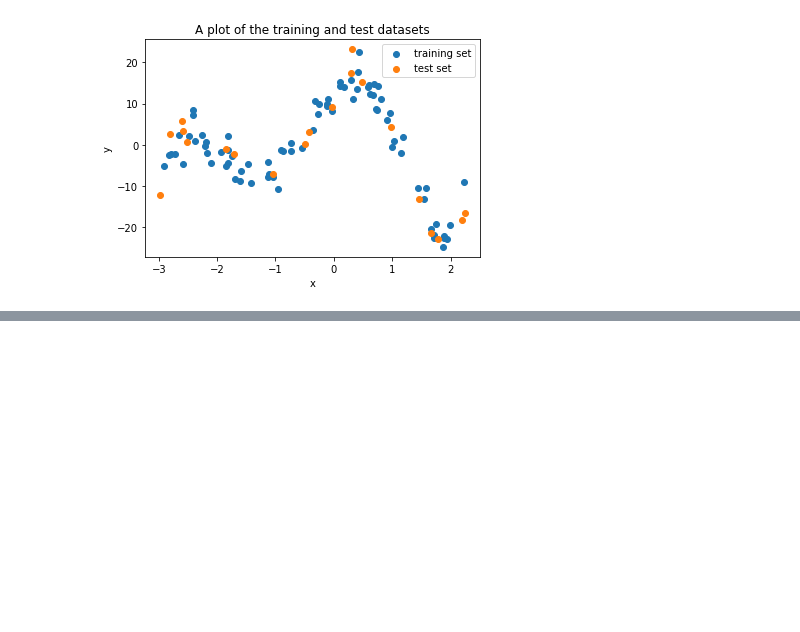
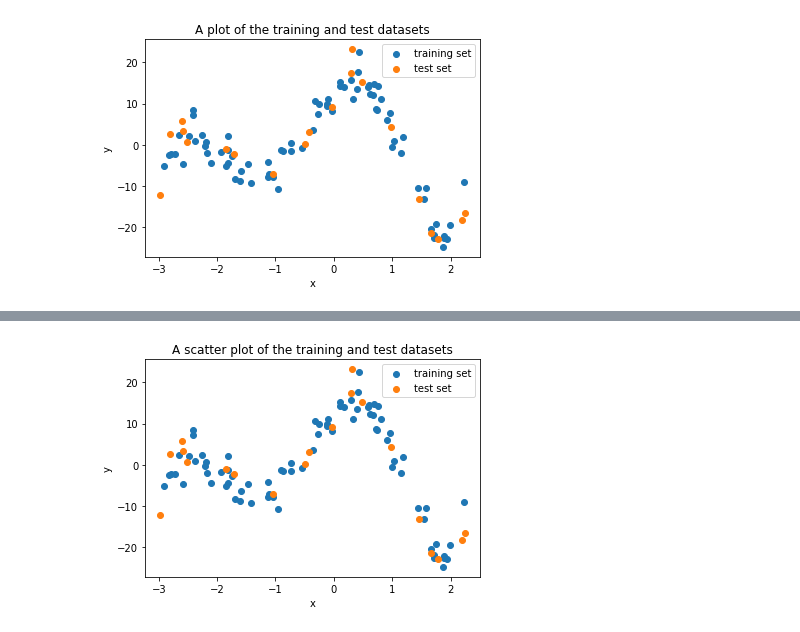
Before and after one commit to shaisid01/Linear-Regression-Gradient-Decent, a Jupyter notebook: Notebook/LRGradientDecent.ipynb, the cells around one changed output, grey strips where cells are left out. Drawn from its saved outputs; the diff is of its cells as text; code cells hidden in the pictures; blank space fills up the shorter version.

```diff
--- a/Notebook/LRGradientDecent.ipynb
+++ b/Notebook/LRGradientDecent.ipynb
@@ -68,0 +200,14 @@ plt.show()
+# %%
+# Plotting the training and test set using scatterplot
+
+plt.scatter(LRGD_train_data["X_train"].values, LRGD_train_data["Y_train"].values, label="training set")
+plt.scatter(LGRD_test_data["X_test"].values, LGRD_test_data["Y_test"].values, label="test set")
+
+# Axis labels and title
+plt.xlabel("x")
+plt.ylabel("y")
+plt.title("A scatter plot of the training and test datasets")
+plt.legend()
+plt.show()
+# %% [output]
+[figure, added]
```
Also changed, not shown: parts of 33 cells of this notebook.
